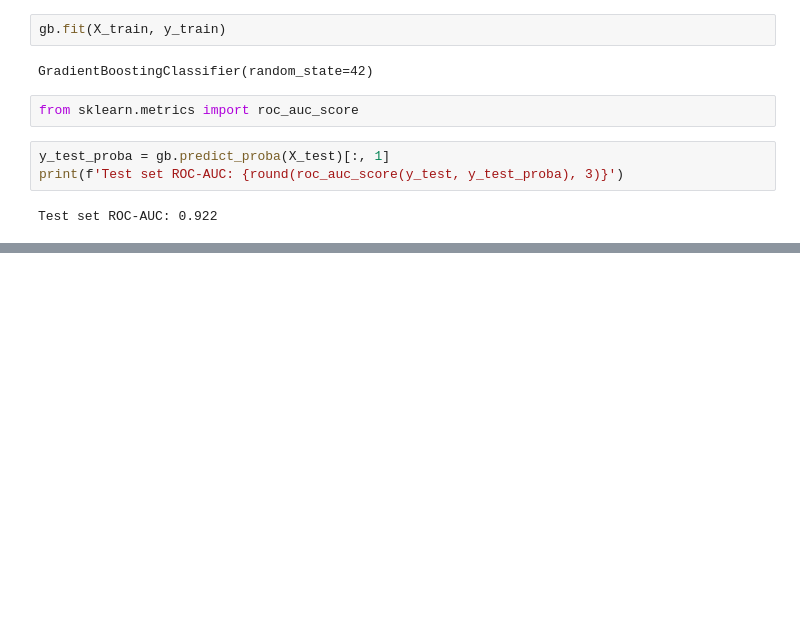
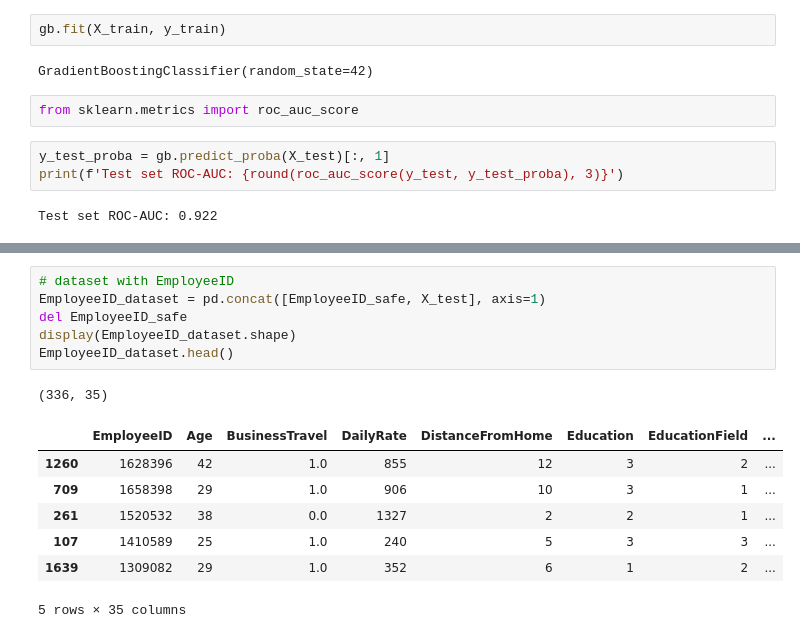
Before and after one commit to Kovindu555/Employee-Attrition-Multiclass-Prediction, a Jupyter notebook: model_training.ipynb, the cells around one changed output, grey strips where cells are left out. Drawn from its saved outputs; the diff is of its cells as text; blank space fills up the shorter version.

```diff
--- a/model_training.ipynb
+++ b/model_training.ipynb
@@ -610,0 +638,15 @@ Test set ROC-AUC: 0.922
+# %%
+# dataset with EmployeeID
+EmployeeID_dataset = pd.concat([EmployeeID_safe, X_test], axis=1)
+del EmployeeID_safe
+display(EmployeeID_dataset.shape)
+EmployeeID_dataset.head()
+# %% [output]
+(336, 35)
+|  | EmployeeID | Age | BusinessTravel | DailyRate | DistanceFromHome | Education | EducationField | ... |
+| 1260 | 1628396 | 42 | 1.0 | 855 | 12 | 3 | 2 | ... |
+| 709 | 1658398 | 29 | 1.0 | 906 | 10 | 3 | 1 | ... |
+| 261 | 1520532 | 38 | 0.0 | 1327 | 2 | 2 | 1 | ... |
+| 107 | 1410589 | 25 | 1.0 | 240 | 5 | 3 | 3 | ... |
+| 1639 | 1309082 | 29 | 1.0 | 352 | 6 | 1 | 2 | ... |
+5 rows × 35 columns
```
Also changed, not shown: parts of 18 cells of this notebook.
